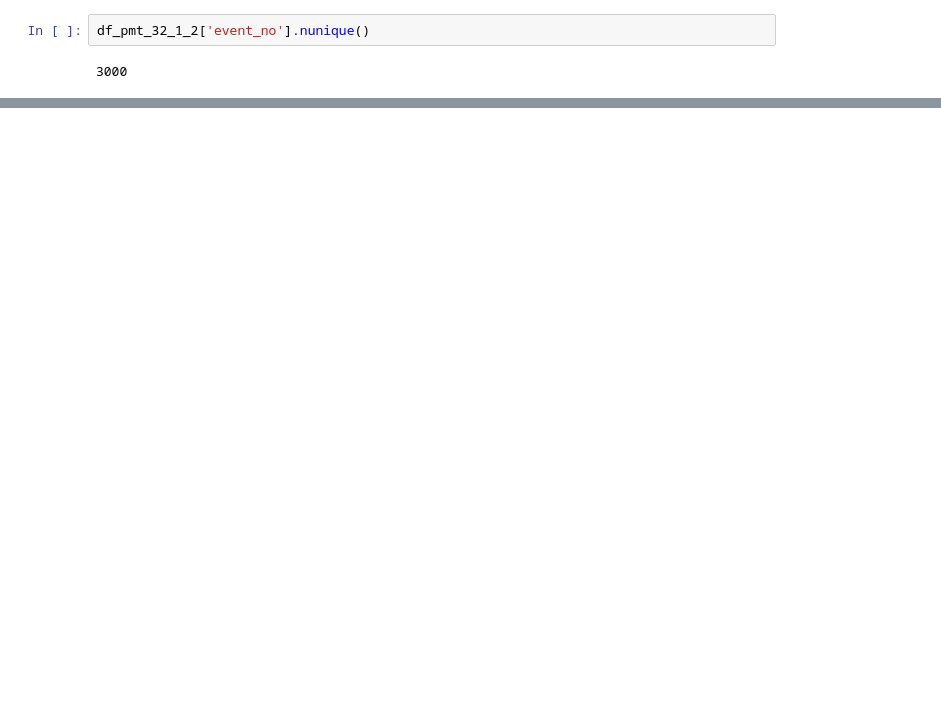
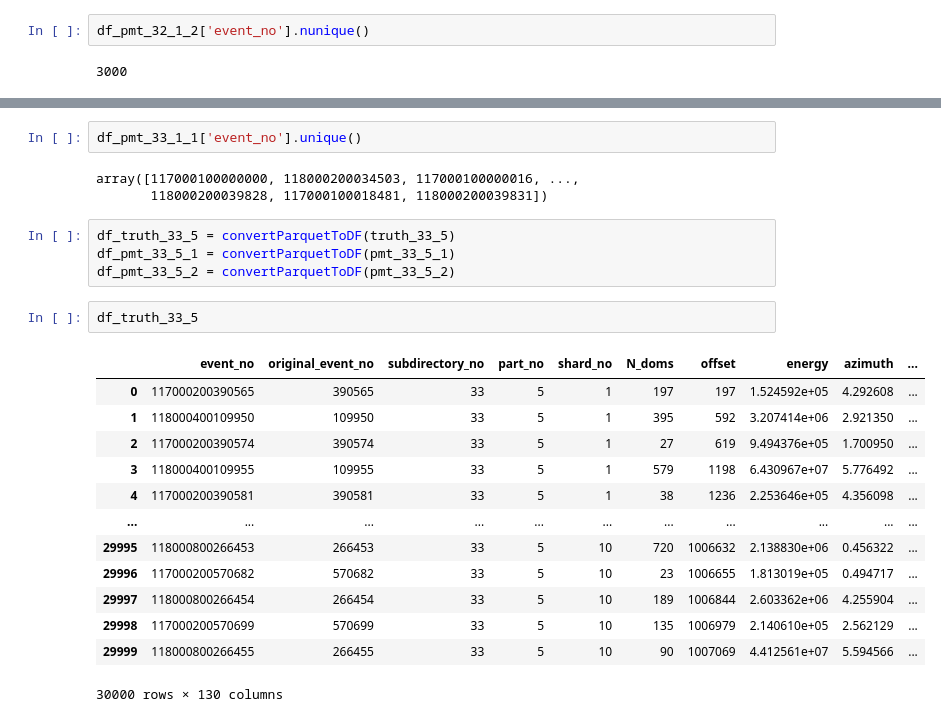
Before and after one commit to KUcyans/PMTfication, a Jupyter notebook: Blend/BlendingDebuggingYard.ipynb, the cells around one changed output, grey strips where cells are left out. Cells and saved outputs as stored; diff of their text form; blank space fills up the shorter version.

```diff
--- a/Blend/BlendingDebuggingYard.ipynb
+++ b/Blend/BlendingDebuggingYard.ipynb
@@ -184,0 +236,25 @@ df_pmt_32_1_2['event_no'].nunique()
+# %%
+df_pmt_33_1_1['event_no'].unique()
+# %% [output]
+array([117000100000000, 118000200034503, 117000100000016, ...,
+       118000200039828, 117000100018481, 118000200039831])
+# %%
+df_truth_33_5 = convertParquetToDF(truth_33_5)
+df_pmt_33_5_1 = convertParquetToDF(pmt_33_5_1)
+df_pmt_33_5_2 = convertParquetToDF(pmt_33_5_2)
+# %%
+df_truth_33_5
+# %% [output]
+|  | event_no | original_event_no | subdirectory_no | part_no | shard_no | N_doms | offset | energy | azimuth | ... |
+| 0 | 117000200390565 | 390565 | 33 | 5 | 1 | 197 | 197 | 1.524592e+05 | 4.292608 | ... |
+| 1 | 118000400109950 | 109950 | 33 | 5 | 1 | 395 | 592 | 3.207414e+06 | 2.921350 | ... |
+| 2 | 117000200390574 | 390574 | 33 | 5 | 1 | 27 | 619 | 9.494376e+05 | 1.700950 | ... |
+| 3 | 118000400109955 | 109955 | 33 | 5 | 1 | 579 | 1198 | 6.430967e+07 | 5.776492 | ... |
+| 4 | 117000200390581 | 390581 | 33 | 5 | 1 | 38 | 1236 | 2.253646e+05 | 4.356098 | ... |
+| ... | ... | ... | ... | ... | ... | ... | ... | ... | ... | ... |
+| 29995 | 118000800266453 | 266453 | 33 | 5 | 10 | 720 | 1006632 | 2.138830e+06 | 0.456322 | ... |
+| 29996 | 117000200570682 | 570682 | 33 | 5 | 10 | 23 | 1006655 | 1.813019e+05 | 0.494717 | ... |
+| 29997 | 118000800266454 | 266454 | 33 | 5 | 10 | 189 | 1006844 | 2.603362e+06 | 4.255904 | ... |
+| 29998 | 117000200570699 | 570699 | 33 | 5 | 10 | 135 | 1006979 | 2.140610e+05 | 2.562129 | ... |
+| 29999 | 118000800266455 | 266455 | 33 | 5 | 10 | 90 | 1007069 | 4.412561e+07 | 5.594566 | ... |
+30000 rows × 130 columns
```
Also changed, not shown: parts of 17 cells of this notebook, 1 other file.
